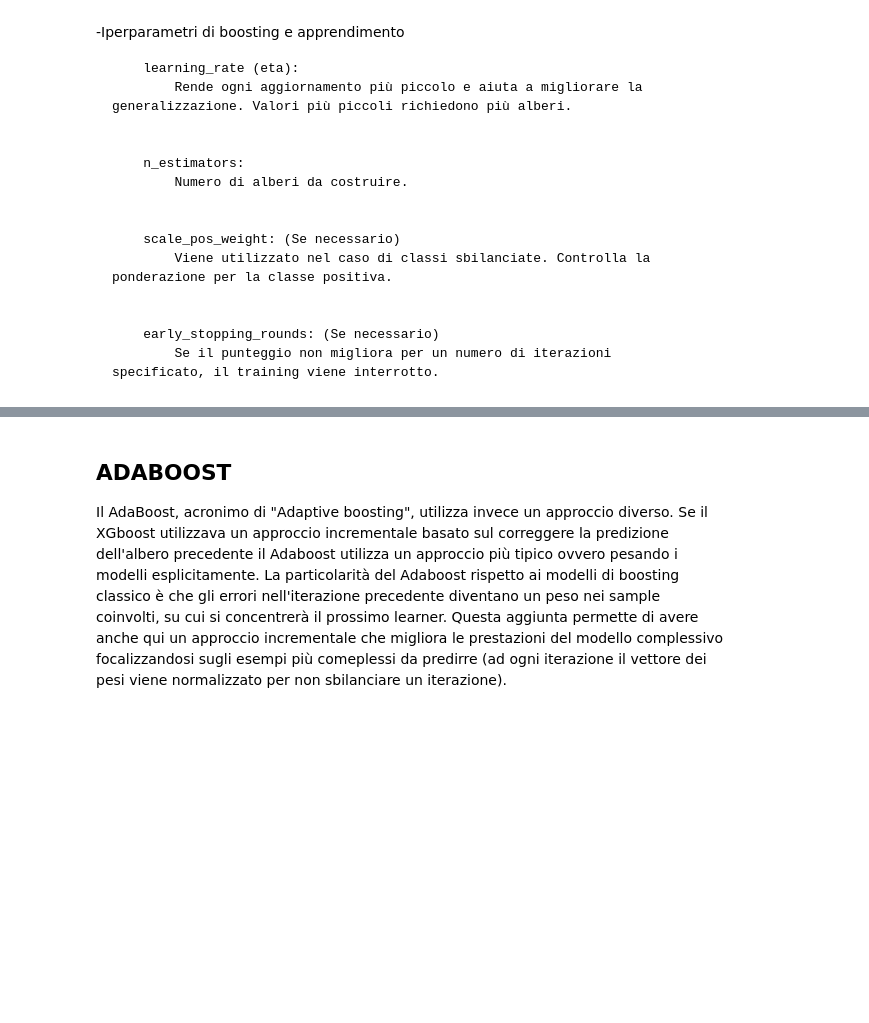
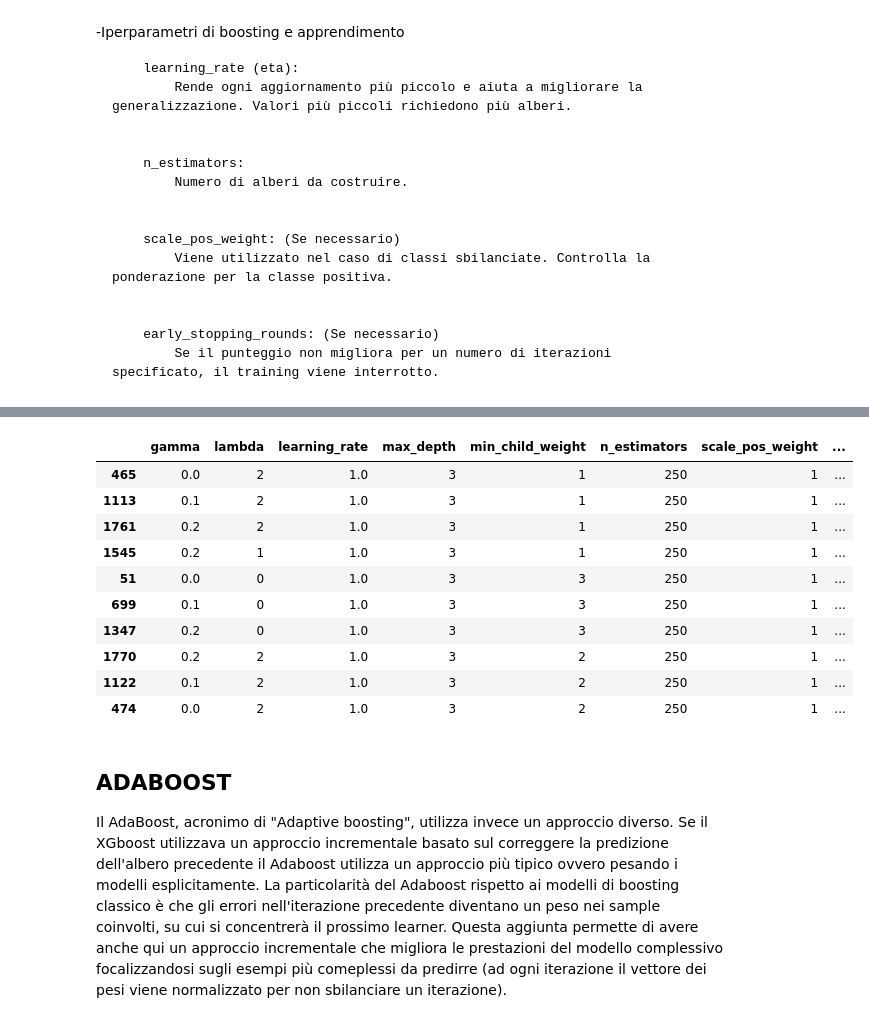
Before and after one commit to DadeOrsu/dm_project24_group_6, a Jupyter notebook: src/task4_adaboost/boosting.ipynb, the cells around one changed output, grey strips where cells are left out. Drawn from its saved outputs; the diff is of its cells as text; code cells hidden in the pictures; blank space fills up the shorter version.

```diff
--- a/src/task4_adaboost/boosting.ipynb
+++ b/src/task4_adaboost/boosting.ipynb
@@ -422,3 +318,19 @@ weighted avg       0.69      0.83      0.75    110892
+# %%
+ordered=pd.read_csv('xgboostresult.csv')
+best10=ordered.sort_values(by='val_f1_score',ascending=False).head(10)
+best10
+# %% [output]
+|  | gamma | lambda | learning_rate | max_depth | min_child_weight | n_estimators | scale_pos_weight | ... |
+| 465 | 0.0 | 2 | 1.0 | 3 | 1 | 250 | 1 | ... |
+| 1113 | 0.1 | 2 | 1.0 | 3 | 1 | 250 | 1 | ... |
+| 1761 | 0.2 | 2 | 1.0 | 3 | 1 | 250 | 1 | ... |
+| 1545 | 0.2 | 1 | 1.0 | 3 | 1 | 250 | 1 | ... |
+| 51 | 0.0 | 0 | 1.0 | 3 | 3 | 250 | 1 | ... |
+| 699 | 0.1 | 0 | 1.0 | 3 | 3 | 250 | 1 | ... |
+| 1347 | 0.2 | 0 | 1.0 | 3 | 3 | 250 | 1 | ... |
+| 1770 | 0.2 | 2 | 1.0 | 3 | 2 | 250 | 1 | ... |
+| 1122 | 0.1 | 2 | 1.0 | 3 | 2 | 250 | 1 | ... |
+| 474 | 0.0 | 2 | 1.0 | 3 | 2 | 250 | 1 | ... |
 # %% [markdown]
 ## ADABOOST
 Il AdaBoost, acronimo di "Adaptive boosting", utilizza invece un approccio diverso. Se il XGboost utilizzava un approccio incrementale basato sul correggere la predizione dell'albero precedente il Adaboost utilizza un approccio più tipico ovvero pesando i modelli esplicitamente. La particolarità del Adaboost rispetto ai modelli di boosting classico è che gli errori nell'iterazione precedente diventano un peso nei sample coinvolti, su cui si concentrerà il prossimo learner. Questa aggiunta permette di avere anche qui un approccio incrementale che migliora le prestazioni del modello complessivo focalizzandosi sugli esempi più comeplessi da predirre (ad ogni iterazione il vettore dei pesi viene normalizzato per non sbilanciare un iterazione).
```
Also changed, not shown: parts of 9 cells of this notebook.
